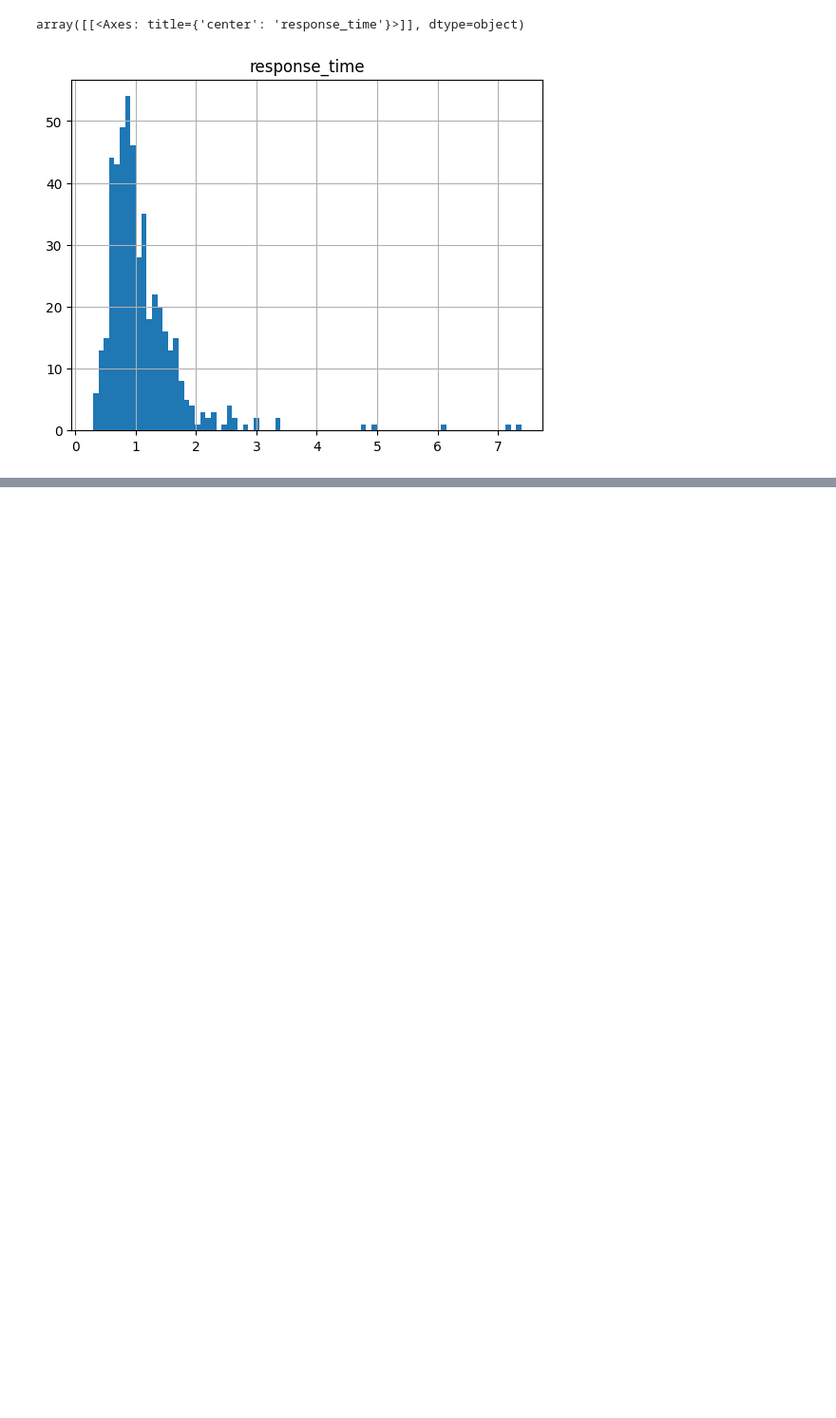
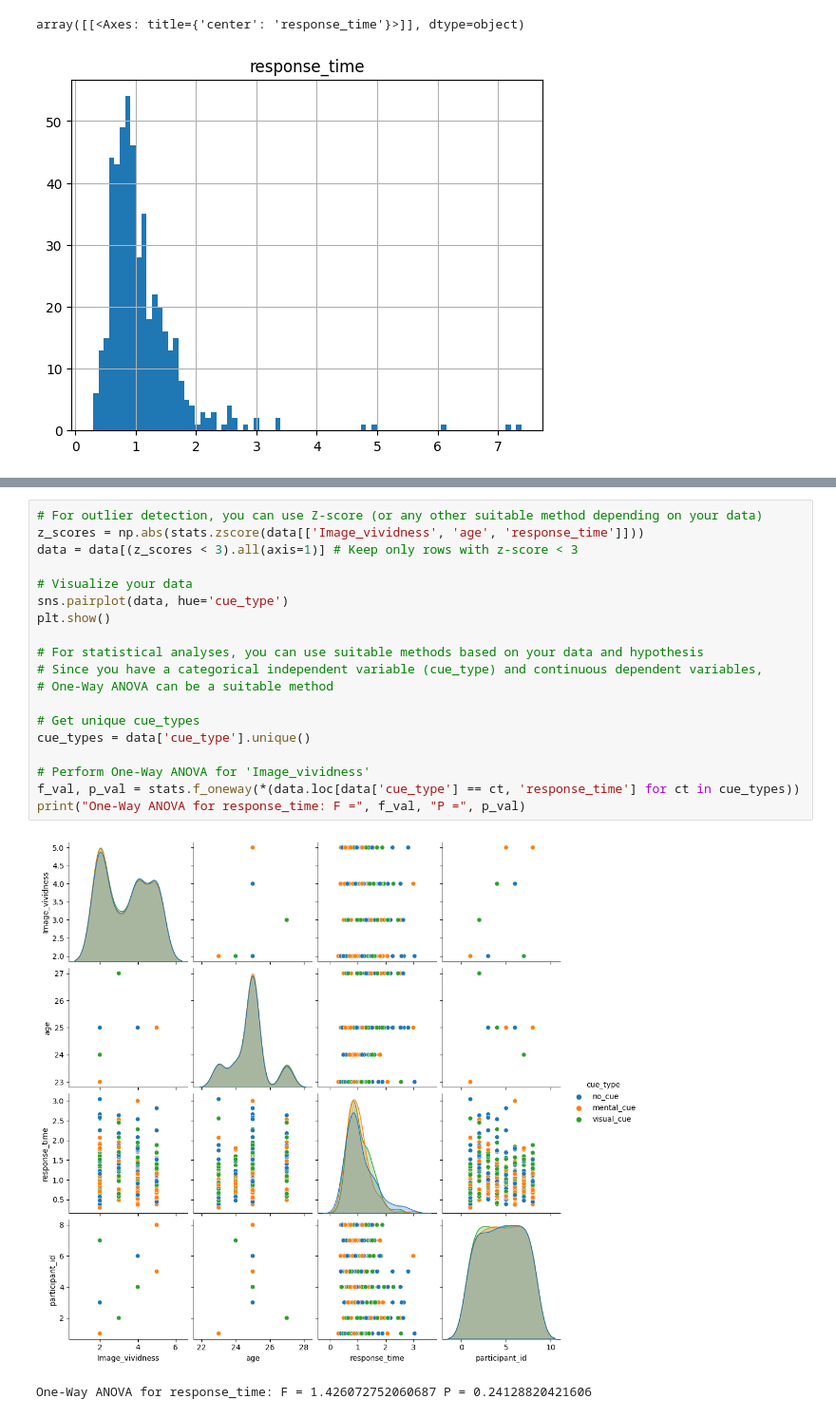
Before and after one commit to agneku/CognitiveExperiment, a Jupyter notebook: data_analysis.ipynb, the cells around one changed output, grey strips where cells are left out. Shown: that part at 95% size. Saved outputs shown, nothing was run; the diff lists cells and outputs as text; blank space fills up the shorter version.

```diff
--- a/data_analysis.ipynb
+++ b/data_analysis.ipynb
@@ -81,0 +118,22 @@ array([[<Axes: title={'center': 'response_time'}>]], dtype=object)
+# %%
+# For outlier detection, you can use Z-score (or any other suitable method depending on your data)
+z_scores = np.abs(stats.zscore(data[['Image_vividness', 'age', 'response_time']]))
+data = data[(z_scores < 3).all(axis=1)] # Keep only rows with z-score < 3
+
+# Visualize your data
+sns.pairplot(data, hue='cue_type')
+plt.show()
+
+# For statistical analyses, you can use suitable methods based on your data and hypothesis
+# Since you have a categorical independent variable (cue_type) and continuous dependent variables,
+# One-Way ANOVA can be a suitable method
+
+# Get unique cue_types
+cue_types = data['cue_type'].unique()
+
+# Perform One-Way ANOVA for 'Image_vividness'
+f_val, p_val = stats.f_oneway(*(data.loc[data['cue_type'] == ct, 'response_time'] for ct in cue_types))
+print("One-Way ANOVA for response_time: F =", f_val, "P =", p_val)
+# %% [output]
+[figure, added]
+One-Way ANOVA for response_time: F = 1.426072752060687 P = 0.24128820421606
```
Also changed, not shown: parts of 4 cells of this notebook, 1 other file.
